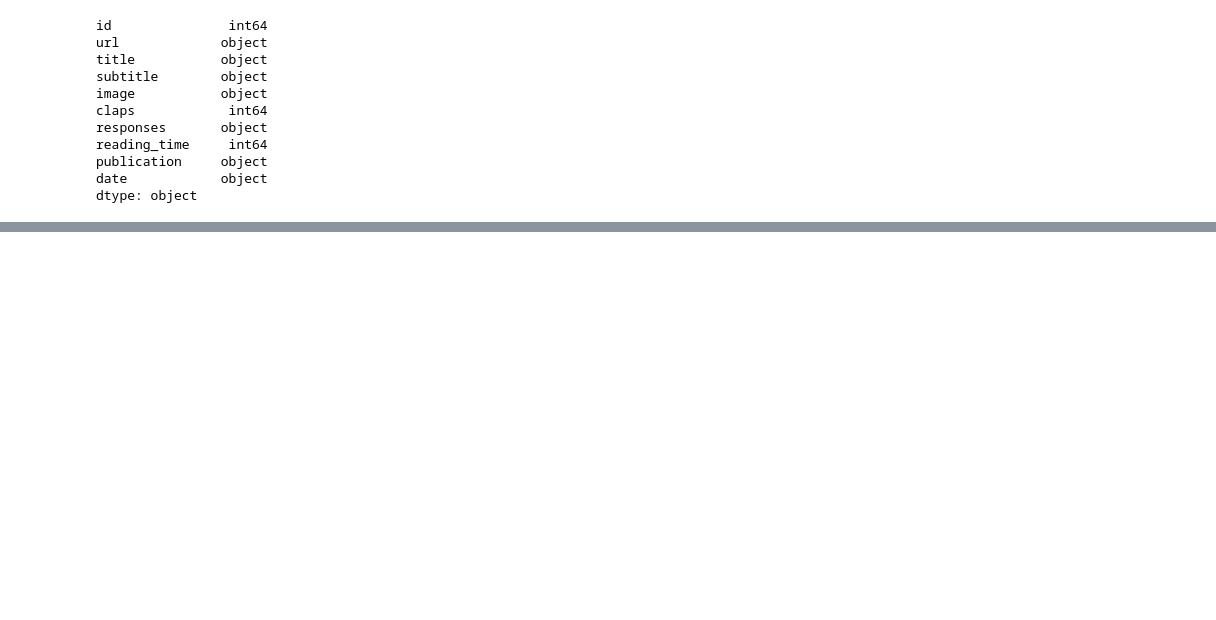
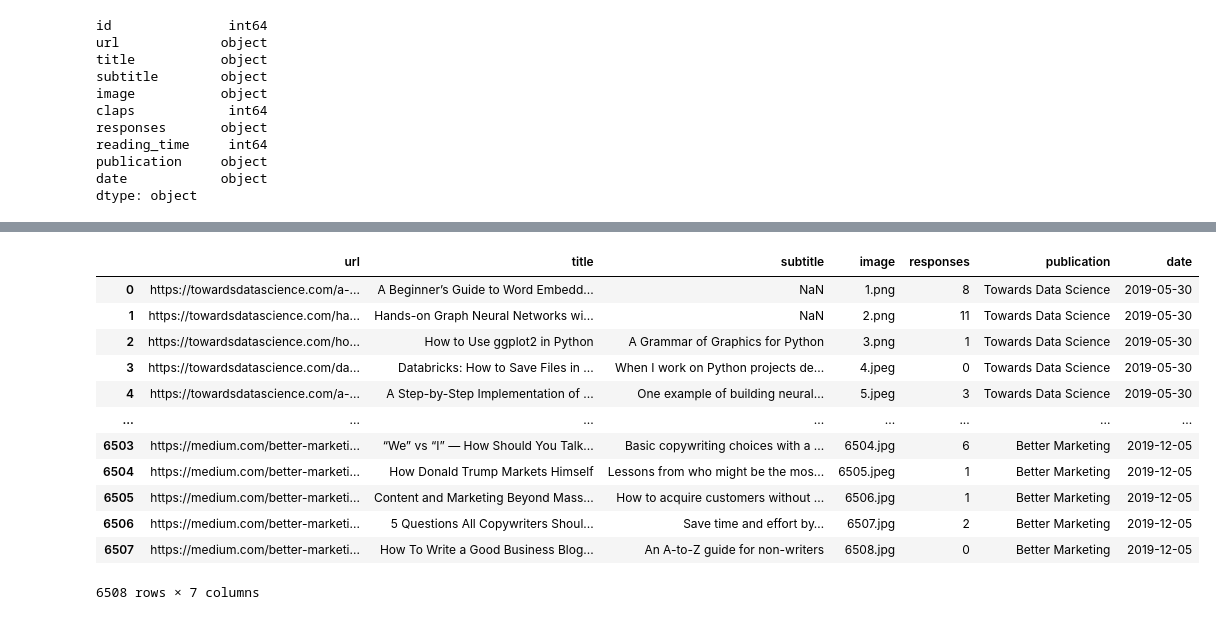
Before and after one commit to Kunleiky/MEDIUM, a Jupyter notebook: medium-publication-data-analysis.ipynb, the cells around one changed output, grey strips where cells are left out. Cells and saved outputs as stored; diff of their text form; code cells hidden in the pictures; blank space fills up the shorter version.

```diff
--- a/medium-publication-data-analysis.ipynb
+++ b/medium-publication-data-analysis.ipynb
@@ -40,0 +100,16 @@ dtype: object
+# %%
+medium.select_dtypes(include='object')
+# %% [output]
+|  | url | title | subtitle | image | responses | publication | date |
+| 0 | https://towardsdatascience.com/a-... | A Beginner’s Guide to Word Embedd... | NaN | 1.png | 8 | Towards Data Science | 2019-05-30 |
+| 1 | https://towardsdatascience.com/ha... | Hands-on Graph Neural Networks wi... | NaN | 2.png | 11 | Towards Data Science | 2019-05-30 |
+| 2 | https://towardsdatascience.com/ho... | How to Use ggplot2 in Python | A Grammar of Graphics for Python | 3.png | 1 | Towards Data Science | 2019-05-30 |
+| 3 | https://towardsdatascience.com/da... | Databricks: How to Save Files in ... | When I work on Python projects de... | 4.jpeg | 0 | Towards Data Science | 2019-05-30 |
+| 4 | https://towardsdatascience.com/a-... | A Step-by-Step Implementation of ... | One example of building neural… | 5.jpeg | 3 | Towards Data Science | 2019-05-30 |
+| ... | ... | ... | ... | ... | ... | ... | ... |
+| 6503 | https://medium.com/better-marketi... | “We” vs “I” — How Should You Talk... | Basic copywriting choices with a ... | 6504.jpg | 6 | Better Marketing | 2019-12-05 |
+| 6504 | https://medium.com/better-marketi... | How Donald Trump Markets Himself | Lessons from who might be the mos... | 6505.jpeg | 1 | Better Marketing | 2019-12-05 |
+| 6505 | https://medium.com/better-marketi... | Content and Marketing Beyond Mass... | How to acquire customers without ... | 6506.jpg | 1 | Better Marketing | 2019-12-05 |
+| 6506 | https://medium.com/better-marketi... | 5 Questions All Copywriters Shoul... | Save time and effort by… | 6507.jpg | 2 | Better Marketing | 2019-12-05 |
+| 6507 | https://medium.com/better-marketi... | How To Write a Good Business Blog... | An A-to-Z guide for non-writers | 6508.jpg | 0 | Better Marketing | 2019-12-05 |
+6508 rows × 7 columns
```
Also changed, not shown: parts of 36 cells of this notebook.
